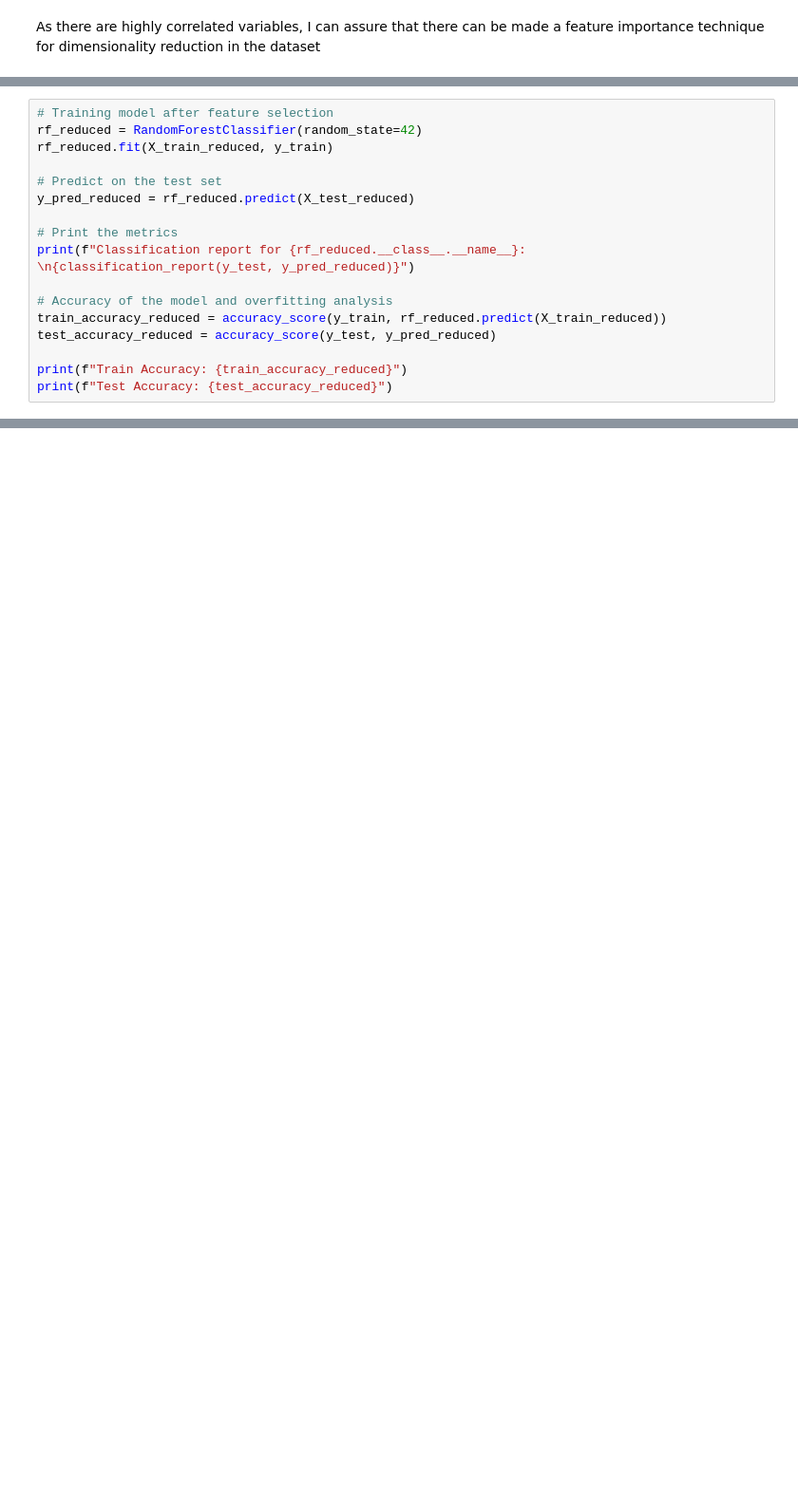
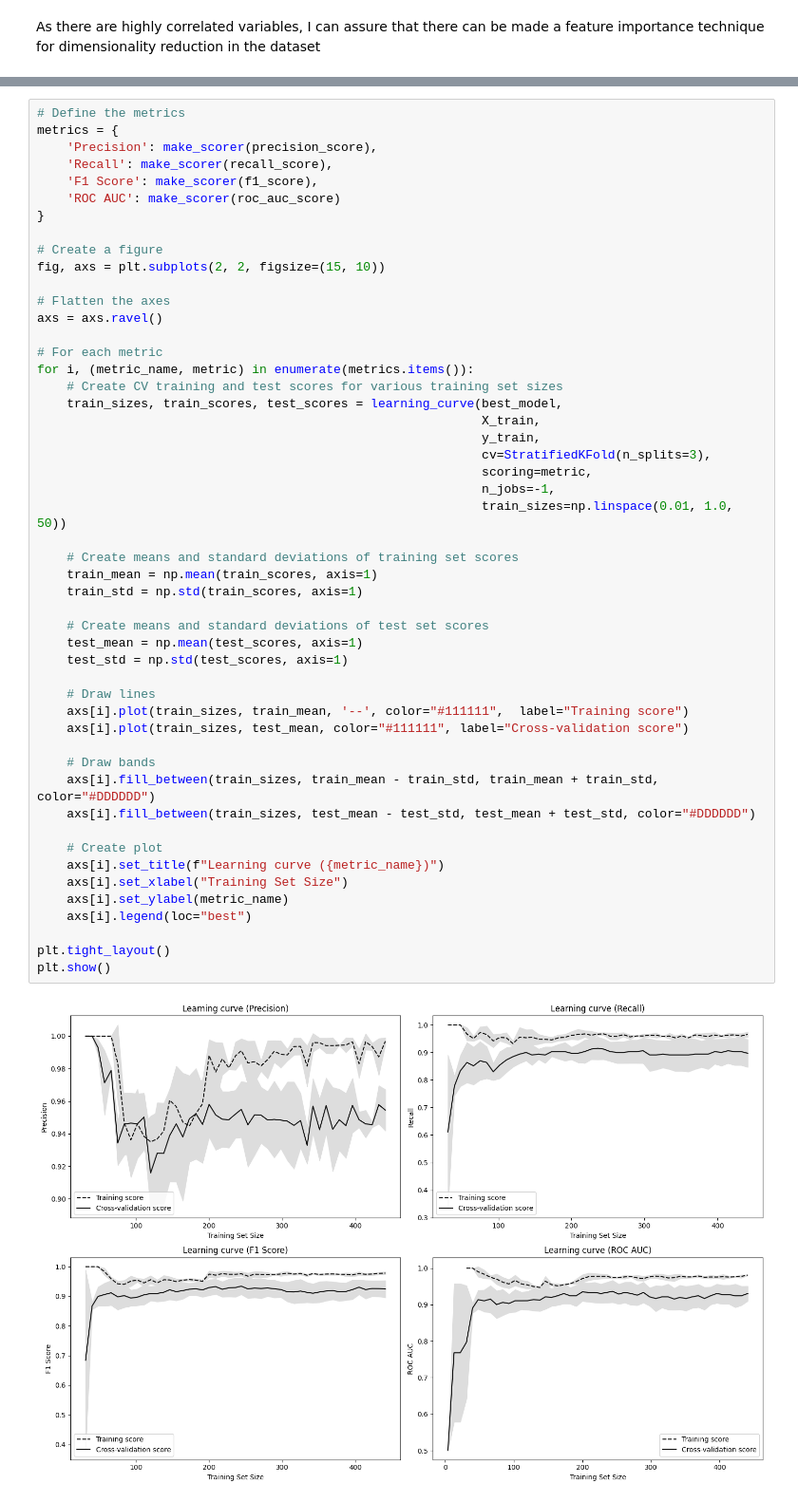
Before and after one commit to estivengrx/CognoRise_Infotech, a Jupyter notebook: notebooks/task1_transactions-fraud-detection/Credit card detection.ipynb, the cells around one changed output, grey strips where cells are left out. Shown at 95% size. Drawn from its saved outputs; the diff is of its cells as text; blank space fills up the shorter version.

```diff
--- a/notebooks/task1_transactions-fraud-detection/Credit card detection.ipynb
+++ b/notebooks/task1_transactions-fraud-detection/Credit card detection.ipynb
@@ -577,17 +483,0 @@ Name: feature, dtype: object
-# %%
-# Training model after feature selection
-rf_reduced = RandomForestClassifier(random_state=42)
-rf_reduced.fit(X_train_reduced, y_train)
-
-# Predict on the test set
-y_pred_reduced = rf_reduced.predict(X_test_reduced)
-
-# Print the metrics
-print(f"Classification report for {rf_reduced.__class__.__name__}: \n{classification_report(y_test, y_pred_reduced)}")
-
-# Accuracy of the model and overfitting analysis
-train_accuracy_reduced = accuracy_score(y_train, rf_reduced.predict(X_train_reduced))
-test_accuracy_reduced = accuracy_score(y_test, y_pred_reduced)
-
-print(f"Train Accuracy: {train_accuracy_reduced}")
-print(f"Test Accuracy: {test_accuracy_reduced}")
@@ -640,0 +484,52 @@ plt.show()
+# %%
+# Define the metrics
+metrics = {
+    'Precision': make_scorer(precision_score),
+    'Recall': make_scorer(recall_score),
+    'F1 Score': make_scorer(f1_score),
+    'ROC AUC': make_scorer(roc_auc_score)
+}
+
+# Create a figure
+fig, axs = plt.subplots(2, 2, figsize=(15, 10))
+
+# Flatten the axes
+axs = axs.ravel()
+
+# For each metric
+for i, (metric_name, metric) in enumerate(metrics.items()):
+    # Create CV training and test scores for various training set sizes
+    train_sizes, train_scores, test_scores = learning_curve(best_model,
+                                                            X_train,
+                                                            y_train,
+                                                            cv=StratifiedKFold(n_splits=3),
+                                                            scoring=metric,
+                                                            n_jobs=-1,
+                                                            train_sizes=np.linspace(0.01, 1.0, 50))
+
+    # Create means and standard deviations of training set scores
+    train_mean = np.mean(train_scores, axis=1)
+    train_std = np.std(train_scores, axis=1)
+
+    # Create means and standard deviations of test set scores
+    test_mean = np.mean(test_scores, axis=1)
+    test_std = np.std(test_scores, axis=1)
+
+    # Draw lines
+    axs[i].plot(train_sizes, train_mean, '--', color="#111111",  label="Training score")
+    axs[i].plot(train_sizes, test_mean, color="#111111", label="Cross-validation score")
+
+    # Draw bands
+    axs[i].fill_between(train_sizes, train_mean - train_std, train_mean + train_std, color="#DDDDDD")
+    axs[i].fill_between(train_sizes, test_mean - test_std, test_mean + test_std, color="#DDDDDD")
+
+    # Create plot
+    axs[i].set_title(f"Learning curve ({metric_name})")
+    axs[i].set_xlabel("Training Set Size")
+    axs[i].set_ylabel(metric_name)
+    axs[i].legend(loc="best")
+
+plt.tight_layout()
+plt.show()
+# %% [output]
+[figure, added]
```
Also changed, not shown: parts of 21 cells of this notebook, 2 other files.
